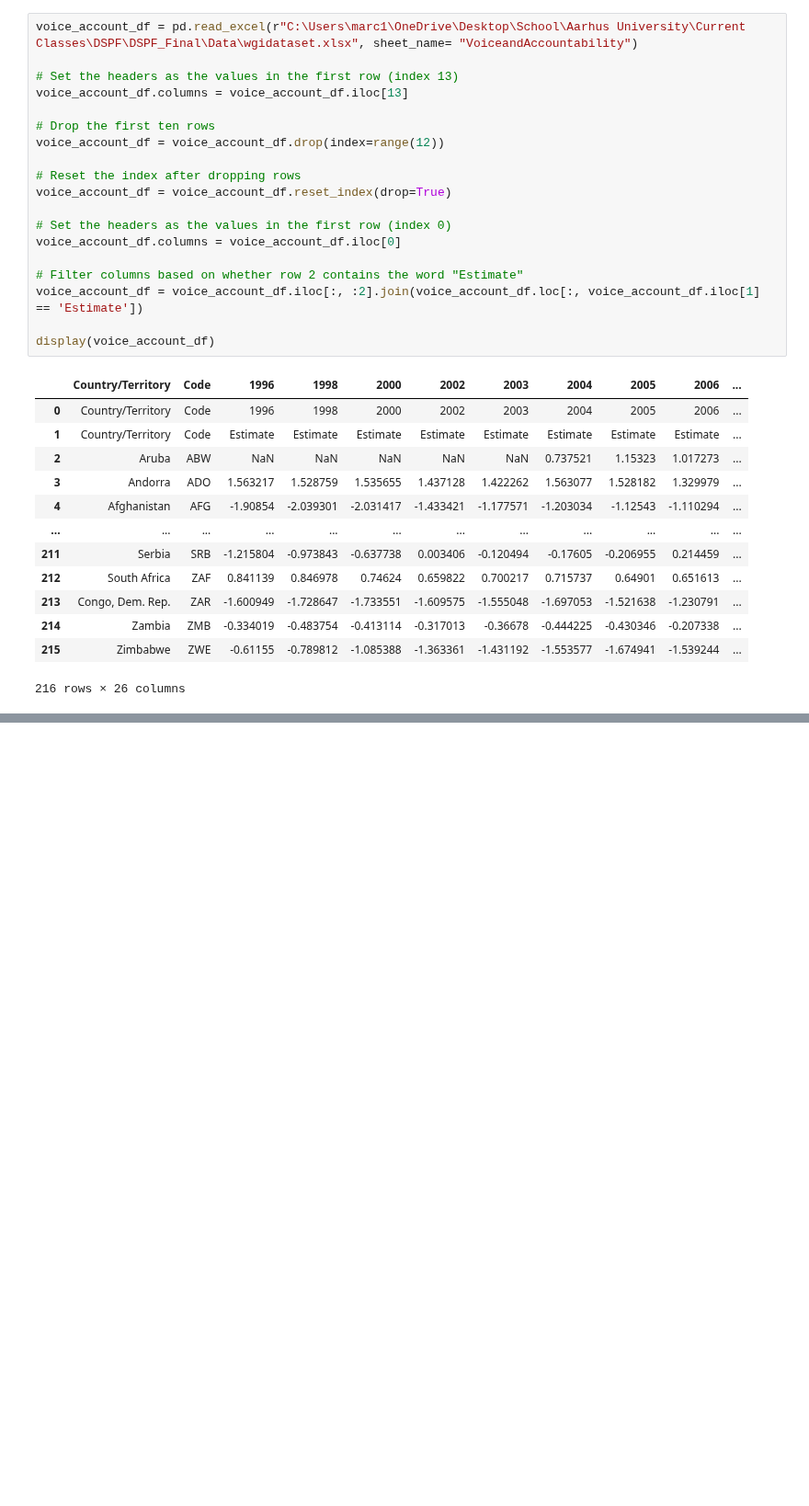
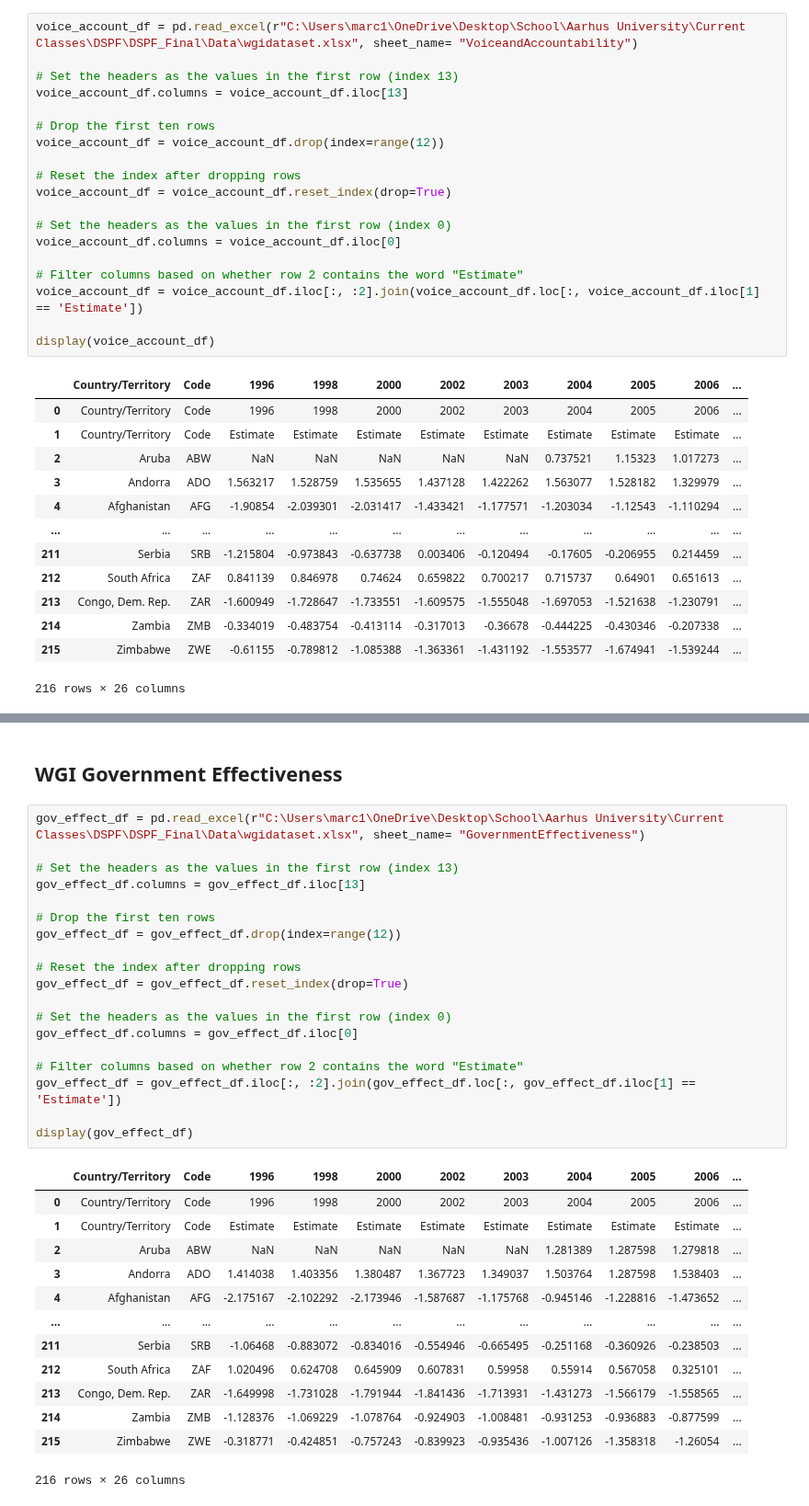
Before and after one commit to marcbarc19/DataScienceExam, a Jupyter notebook: predictor_cleaning.ipynb, the cells around one changed output, grey strips where cells are left out. Shown at 92% size. Cells and saved outputs as stored; diff of their text form; blank space fills up the shorter version.

```diff
--- a/predictor_cleaning.ipynb
+++ b/predictor_cleaning.ipynb
@@ -127,0 +259,35 @@ display(voice_account_df)
+# %% [markdown]
+## WGI Government Effectiveness
+# %%
+gov_effect_df = pd.read_excel(r"C:\Users\marc1\OneDrive\Desktop\School\Aarhus University\Current Classes\DSPF\DSPF_Final\Data\wgidataset.xlsx", sheet_name= "GovernmentEffectiveness")
+
+# Set the headers as the values in the first row (index 13)
+gov_effect_df.columns = gov_effect_df.iloc[13]
+
+# Drop the first ten rows
+gov_effect_df = gov_effect_df.drop(index=range(12))
+
+# Reset the index after dropping rows
+gov_effect_df = gov_effect_df.reset_index(drop=True)
+
+# Set the headers as the values in the first row (index 0)
+gov_effect_df.columns = gov_effect_df.iloc[0]
+
+# Filter columns based on whether row 2 contains the word "Estimate"
+gov_effect_df = gov_effect_df.iloc[:, :2].join(gov_effect_df.loc[:, gov_effect_df.iloc[1] == 'Estimate'])
+
+display(gov_effect_df)
+# %% [output]
+|  | Country/Territory | Code | 1996 | 1998 | 2000 | 2002 | 2003 | 2004 | 2005 | 2006 | ... |
+| 0 | Country/Territory | Code | 1996 | 1998 | 2000 | 2002 | 2003 | 2004 | 2005 | 2006 | ... |
+| 1 | Country/Territory | Code | Estimate | Estimate | Estimate | Estimate | Estimate | Estimate | Estimate | Estimate | ... |
+| 2 | Aruba | ABW | NaN | NaN | NaN | NaN | NaN | 1.281389 | 1.287598 | 1.279818 | ... |
+| 3 | Andorra | ADO | 1.414038 | 1.403356 | 1.380487 | 1.367723 | 1.349037 | 1.503764 | 1.287598 | 1.538403 | ... |
+| 4 | Afghanistan | AFG | -2.175167 | -2.102292 | -2.173946 | -1.587687 | -1.175768 | -0.945146 | -1.228816 | -1.473652 | ... |
+| ... | ... | ... | ... | ... | ... | ... | ... | ... | ... | ... | ... |
+| 211 | Serbia | SRB | -1.06468 | -0.883072 | -0.834016 | -0.554946 | -0.665495 | -0.251168 | -0.360926 | -0.238503 | ... |
+| 212 | South Africa | ZAF | 1.020496 | 0.624708 | 0.645909 | 0.607831 | 0.59958 | 0.55914 | 0.567058 | 0.325101 | ... |
+| 213 | Congo, Dem. Rep. | ZAR | -1.649998 | -1.731028 | -1.791944 | -1.841436 | -1.713931 | -1.431273 | -1.566179 | -1.558565 | ... |
+| 214 | Zambia | ZMB | -1.128376 | -1.069229 | -1.078764 | -0.924903 | -1.008481 | -0.931253 | -0.936883 | -0.877599 | ... |
+| 215 | Zimbabwe | ZWE | -0.318771 | -0.424851 | -0.757243 | -0.839923 | -0.935436 | -1.007126 | -1.358318 | -1.26054 | ... |
+216 rows × 26 columns
```
Also changed, not shown: parts of 37 cells of this notebook.
